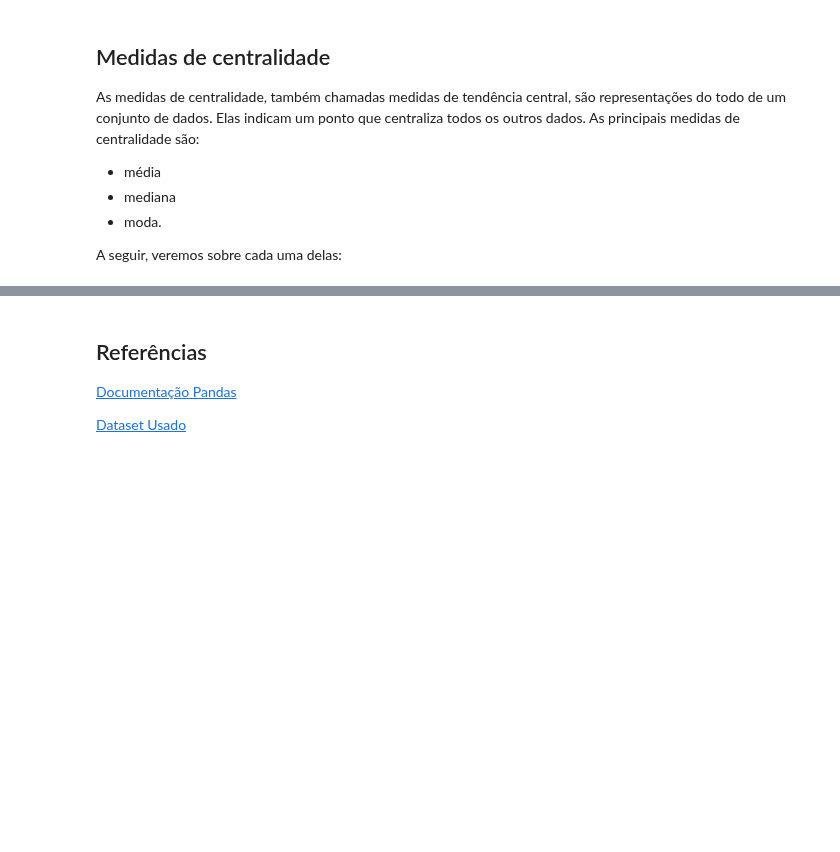
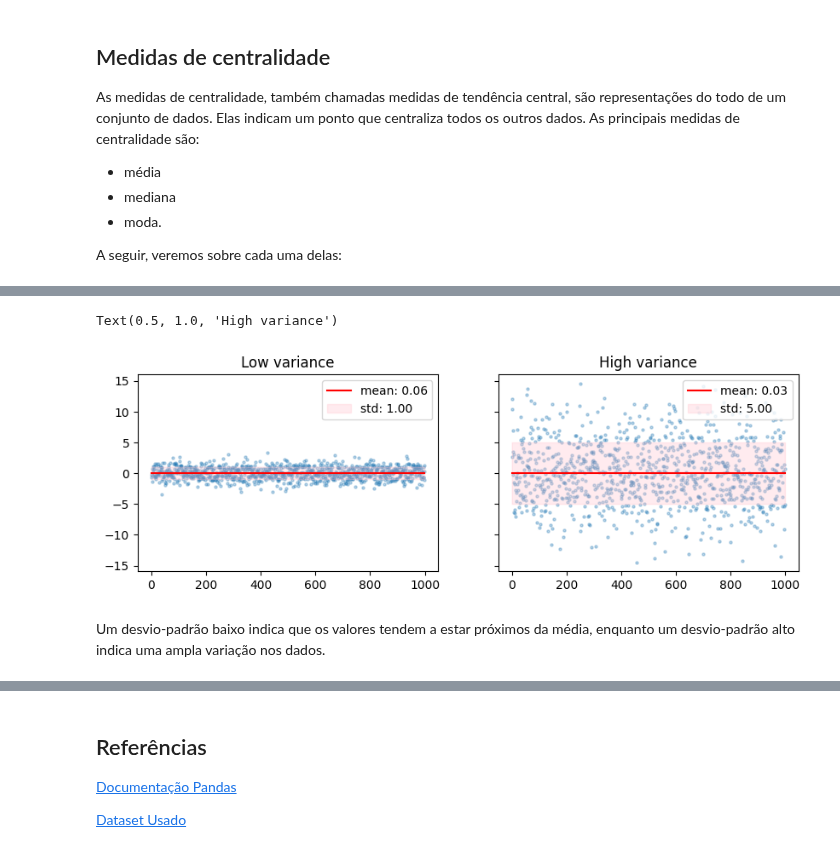
Before and after one commit to allansuzuki/ADA_classes, a Jupyter notebook: DS-PY-Data-Science/DS-PY-018 ANÁLISE EXPLORATÓRIA DE DADOS/Material do Aluno/Aula2_Estatistica_descritiva.ipynb, the cells around one changed output, grey strips where cells are left out. Cells and saved outputs as stored; diff of their text form; code cells hidden in the pictures; blank space fills up the shorter version.

```diff
--- a/DS-PY-Data-Science/DS-PY-018 ANÁLISE EXPLORATÓRIA DE DADOS/Material do Aluno/Aula2_Estatistica_descritiva.ipynb
+++ b/DS-PY-Data-Science/DS-PY-018 ANÁLISE EXPLORATÓRIA DE DADOS/Material do Aluno/Aula2_Estatistica_descritiva.ipynb
@@ -122 +154,35 @@ As saídas de dados são, como podemos observar:
+# %%
+import numpy as np
+import matplotlib.pyplot as plt
+# plot graph with high deviation
+def create_sample(n=1000, std=1):
+    return np.random.randn(n)*std
+
+low_variation_sample = create_sample()
+high_variation_sample = create_sample(std=5)
+
+fig,ax = plt.subplots(1,2,sharey=True, figsize=(10,3))
+predef = {'alpha':0.3, 's':5}
+ax[0].scatter(range(len(low_variation_sample)),low_variation_sample, **predef)
+ax[0].plot(range(len(low_variation_sample)),[low_variation_sample.mean()]*len(low_variation_sample), c='r', label=f'mean: {low_variation_sample.mean():.2f}')
+ax[0].fill_between(range(len(low_variation_sample)),
+                   [low_variation_sample.mean()-low_variation_sample.std()]*len(low_variation_sample),
+                   [low_variation_sample.mean()+low_variation_sample.std()]*len(low_variation_sample),
+                     color='pink', alpha=.3,label=f'std: {low_variation_sample.std():.2f}')
+ax[0].legend(loc=1)
+ax[0].set_title('Low variance')
+
+ax[1].scatter(range(len(high_variation_sample)),high_variation_sample, **predef)
+ax[1].plot(range(len(high_variation_sample)),[high_variation_sample.mean()]*len(high_variation_sample), c='r', label=f'mean: {high_variation_sample.mean():.2f}')
+ax[1].fill_between(range(len(high_variation_sample)),
+                   [high_variation_sample.mean()-high_variation_sample.std()]*len(high_variation_sample),
+                   [high_variation_sample.mean()+high_variation_sample.std()]*len(high_variation_sample),
+                     color='pink', alpha=.3,label=f'std: {high_variation_sample.std():.2f}')
+ax[1].legend(loc=1)
+ax[1].set_title('High variance')
+# %% [output]
+Text(0.5, 1.0, 'High variance')
+[figure, added]
+# %% [markdown]
+Um desvio-padrão baixo indica que os valores tendem a estar próximos da média, enquanto um desvio-padrão alto indica uma ampla variação nos dados.
 # %% [markdown]
```
Also changed, not shown: parts of 29 cells of this notebook, 1 other file.
